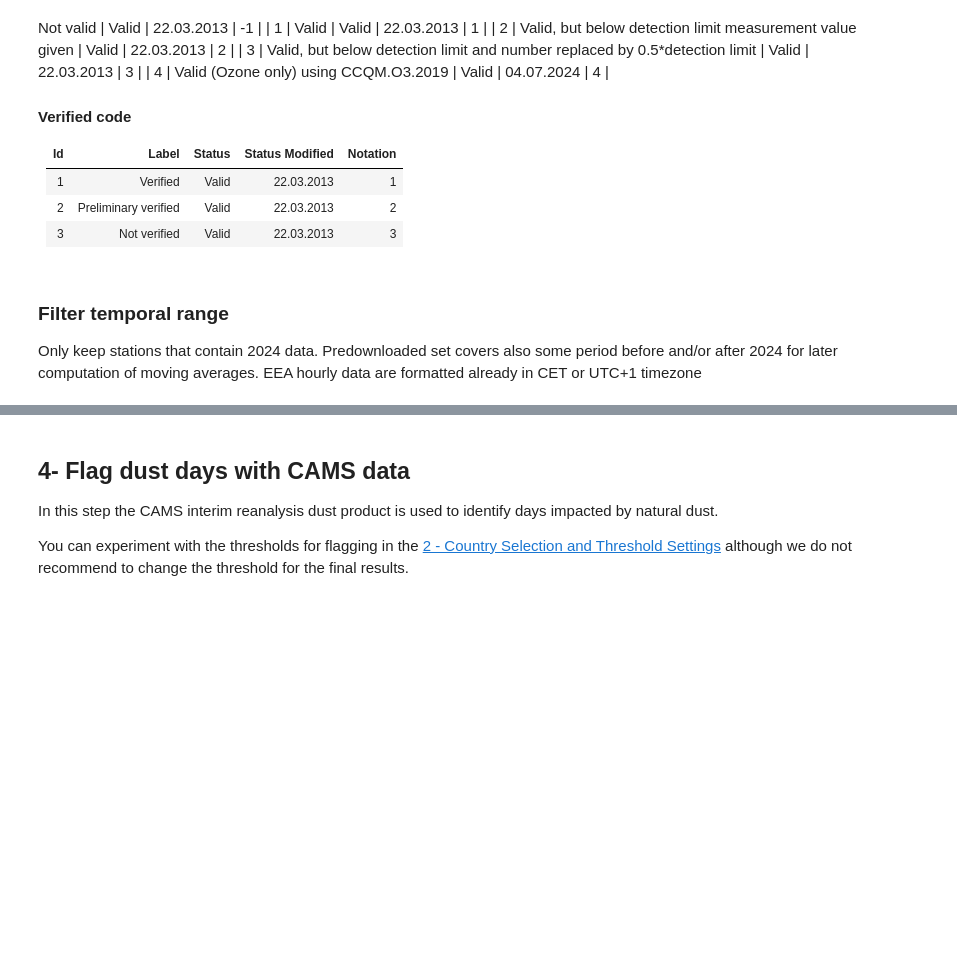
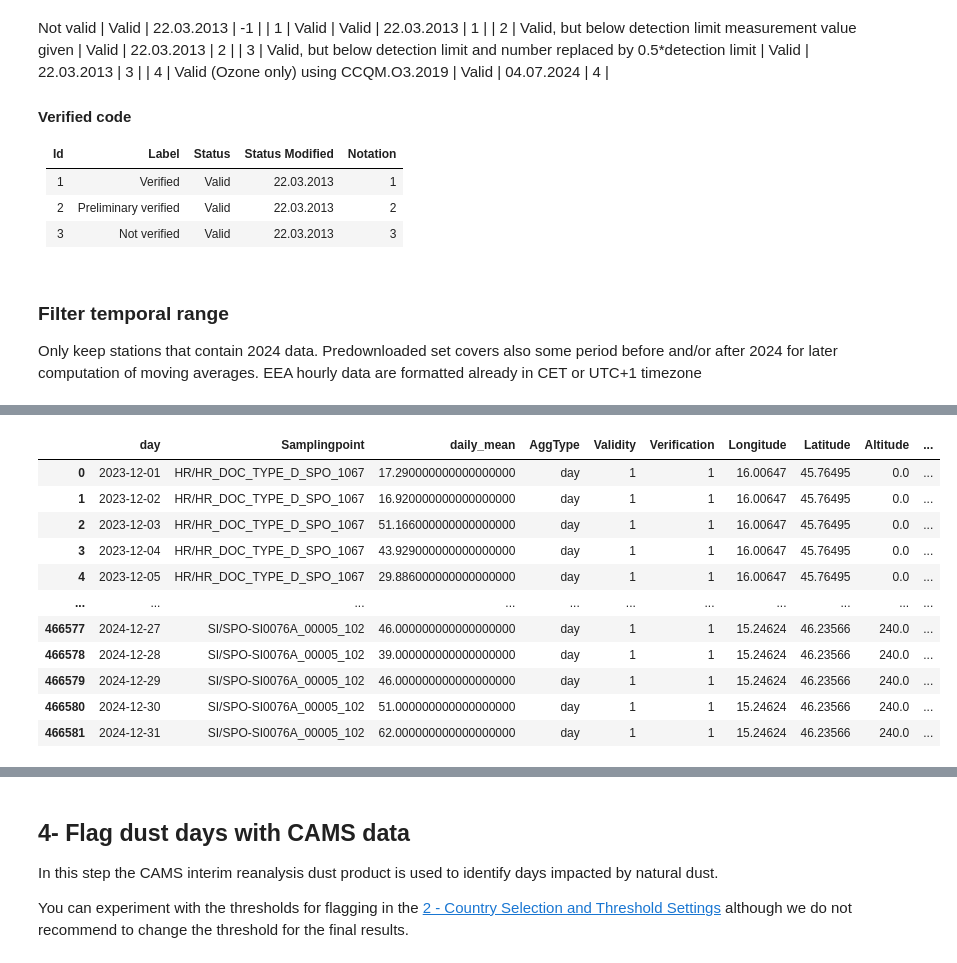
Before and after one commit to jessieaha/CAMS_dust_deduction_tool, a Jupyter notebook: Dust_deduction_tool_full.ipynb, the cells around one changed output, grey strips where cells are left out. Drawn from its saved outputs; the diff is of its cells as text; code cells hidden in the pictures; blank space fills up the shorter version.

```diff
--- a/Dust_deduction_tool_full.ipynb
+++ b/Dust_deduction_tool_full.ipynb
@@ -746,27 +523,46 @@ interpolate cams data
 # %%
-# cams: your xarray.Dataset with hourly dust
-# df_processed: your daily DataFrame with many rows per station
+if EEA_temporal_flag == 'hour':
+    # cams: your xarray.Dataset with hourly dust
+    # df_processed: your daily DataFrame with many rows per station
+    print('interpolate cams data')
+    df = add_cams_daily_dust_by_station(
+        cams_ds=daily_cams,
+        df=df_processed,
+        var_name='dust',
+        time_col='day',
+        lat_col='Latitude',
+        lon_col='Longitude',
+        station_col='Samplingpoint',
+        spatial_method='linear'  # bilinear; use 'nearest' for exact grid cell
+    )
+    # # daily_cams_pm10
+    # df = add_cams_daily_dust_by_station(
+    #     cams_ds=daily_cams_pm10,
+    #     df=df,
+    #     var_name='pm10',
+    #     time_col='day',
+    #     lat_col='Latitude',
+    #     lon_col='Longitude',
+    #     station_col='Samplingpoint',
+    #     spatial_method='linear'  # bilinear; use 'nearest' for exact grid cell
+    # )
+    # print(df.head())
+else:
+    df = df.rename(columns={'Value': 'daily_mean'})
+    df = df.rename(columns={'Start': 'day'})
 
-df = add_cams_daily_dust_by_station(
-    cams_ds=daily_cams,
-    df=df_processed,
-    var_name='dust',
-    time_col='day',
-    lat_col='Latitude',
-    lon_col='Longitude',
-    station_col='Samplingpoint',
-    spatial_method='linear'  # bilinear; use 'nearest' for exact grid cell
-)
-# daily_cams_pm10
-df = add_cams_daily_dust_by_station(
-    cams_ds=daily_cams_pm10,
-    df=df,
-    var_name='pm10',
-    time_col='day',
-    lat_col='Latitude',
-    lon_col='Longitude',
-    station_col='Samplingpoint',
-    spatial_method='linear'  # bilinear; use 'nearest' for exact grid cell
-)
-print(df.head())
+
+df
 # %% [output]
+|  | day | Samplingpoint | daily_mean | AggType | Validity | Verification | Longitude | Latitude | Altitude | ... |
+| 0 | 2023-12-01 | HR/HR_DOC_TYPE_D_SPO_1067 | 17.290000000000000000 | day | 1 | 1 | 16.00647 | 45.76495 | 0.0 | ... |
+| 1 | 2023-12-02 | HR/HR_DOC_TYPE_D_SPO_1067 | 16.920000000000000000 | day | 1 | 1 | 16.00647 | 45.76495 | 0.0 | ... |
+| 2 | 2023-12-03 | HR/HR_DOC_TYPE_D_SPO_1067 | 51.166000000000000000 | day | 1 | 1 | 16.00647 | 45.76495 | 0.0 | ... |
+| 3 | 2023-12-04 | HR/HR_DOC_TYPE_D_SPO_1067 | 43.929000000000000000 | day | 1 | 1 | 16.00647 | 45.76495 | 0.0 | ... |
+| 4 | 2023-12-05 | HR/HR_DOC_TYPE_D_SPO_1067 | 29.886000000000000000 | day | 1 | 1 | 16.00647 | 45.76495 | 0.0 | ... |
+| ... | ... | ... | ... | ... | ... | ... | ... | ... | ... | ... |
+| 466577 | 2024-12-27 | SI/SPO-SI0076A_00005_102 | 46.000000000000000000 | day | 1 | 1 | 15.24624 | 46.23566 | 240.0 | ... |
+| 466578 | 2024-12-28 | SI/SPO-SI0076A_00005_102 | 39.000000000000000000 | day | 1 | 1 | 15.24624 | 46.23566 | 240.0 | ... |
+| 466579 | 2024-12-29 | SI/SPO-SI0076A_00005_102 | 46.000000000000000000 | day | 1 | 1 | 15.24624 | 46.23566 | 240.0 | ... |
+| 466580 | 2024-12-30 | SI/SPO-SI0076A_00005_102 | 51.000000000000000000 | day | 1 | 1 | 15.24624 | 46.23566 | 240.0 | ... |
+| 466581 | 2024-12-31 | SI/SPO-SI0076A_00005_102 | 62.000000000000000000 | day | 1 | 1 | 15.24624 | 46.23566 | 240.0 | ... |
```
Also changed, not shown: parts of 37 cells of this notebook, 1 other file.
